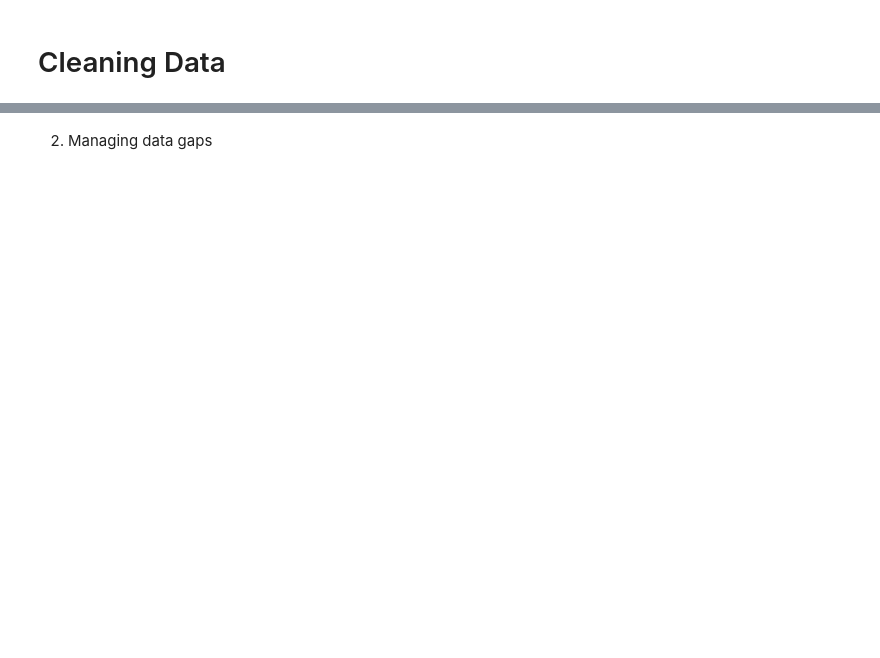
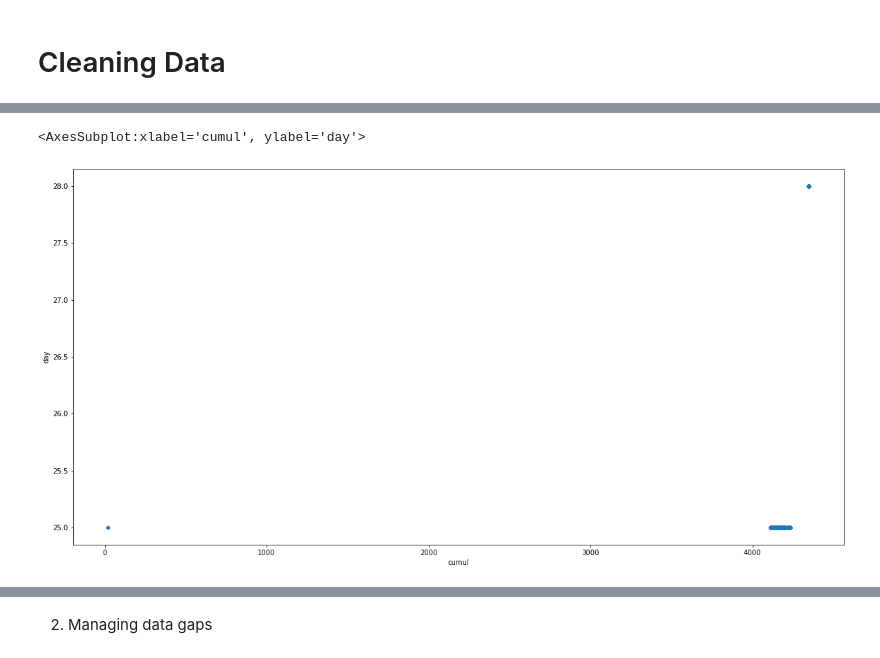
Before and after one commit to Cyrine-afk/Water-Consumption, a Jupyter notebook: Water DB.ipynb, the cells around one changed output, grey strips where cells are left out. Drawn from its saved outputs; the diff is of its cells as text; code cells hidden in the pictures; blank space fills up the shorter version.

```diff
--- a/Water DB.ipynb
+++ b/Water DB.ipynb
@@ -84,0 +289,14 @@ water_json_subset[['cumul','date']].plot(kind='scatter', x='date', y='cumul', fi
+# %%
+#looking for exact day where cumul = 0 during the 11/2021
+
+#filter3 = water_json_subset["day"]==26
+
+filter3 = water_json_subset["day"].isin([25, 28])
+
+water_json_subset2.where(filter3, inplace = True)
+water_json_subset2
+
+water_json_subset2[['cumul','day']].plot(kind='scatter', x='cumul', y='day', figsize=(20,10))
+# %% [output]
+<AxesSubplot:xlabel='cumul', ylabel='day'>
+[figure, added]
```
Also changed, not shown: parts of 34 cells of this notebook.
